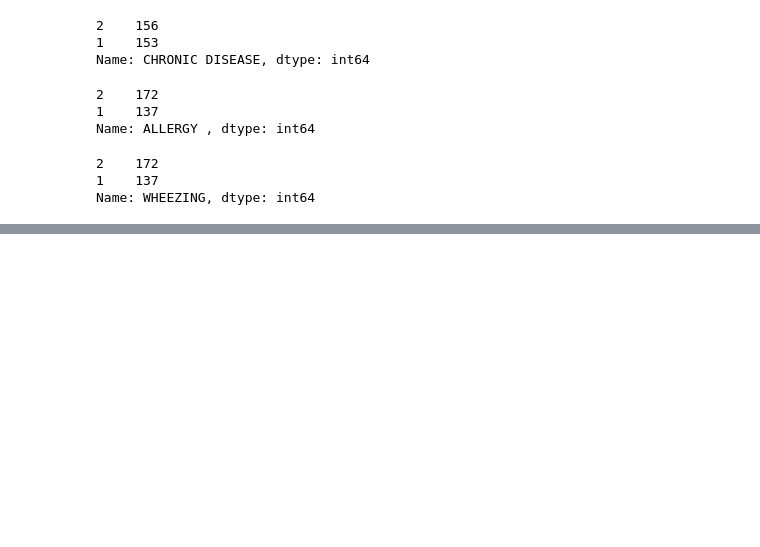
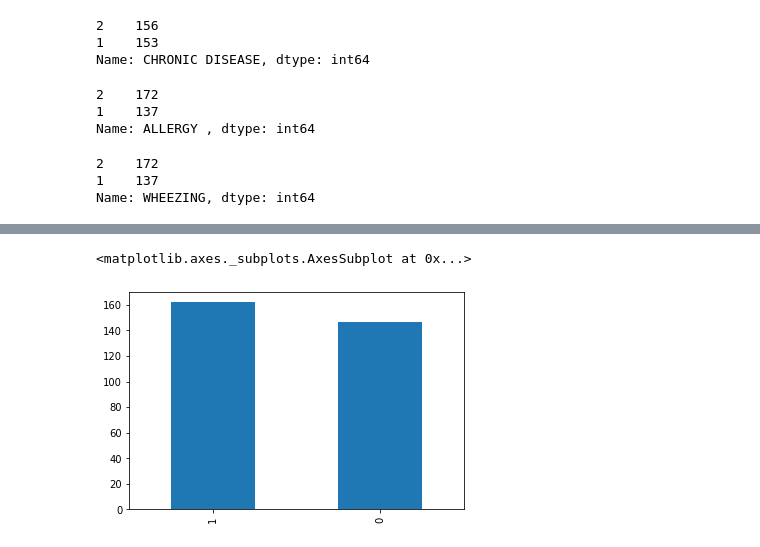
Before and after one commit to 2003A52019/2003A52019, a Jupyter notebook: DAFML_PROJECT.ipynb, the cells around one changed output, grey strips where cells are left out. Saved outputs shown, nothing was run; the diff lists cells and outputs as text; code cells hidden in the pictures; blank space fills up the shorter version.

```diff
--- a/DAFML_PROJECT.ipynb
+++ b/DAFML_PROJECT.ipynb
@@ -290,0 +486,5 @@ Name: WHEEZING, dtype: int64
+# %%
+df.GENDER.value_counts().plot.bar()
+# %% [output]
+<matplotlib.axes._subplots.AxesSubplot at 0x...>
+[figure, added]
```
Also changed, not shown: parts of 60 cells of this notebook.
